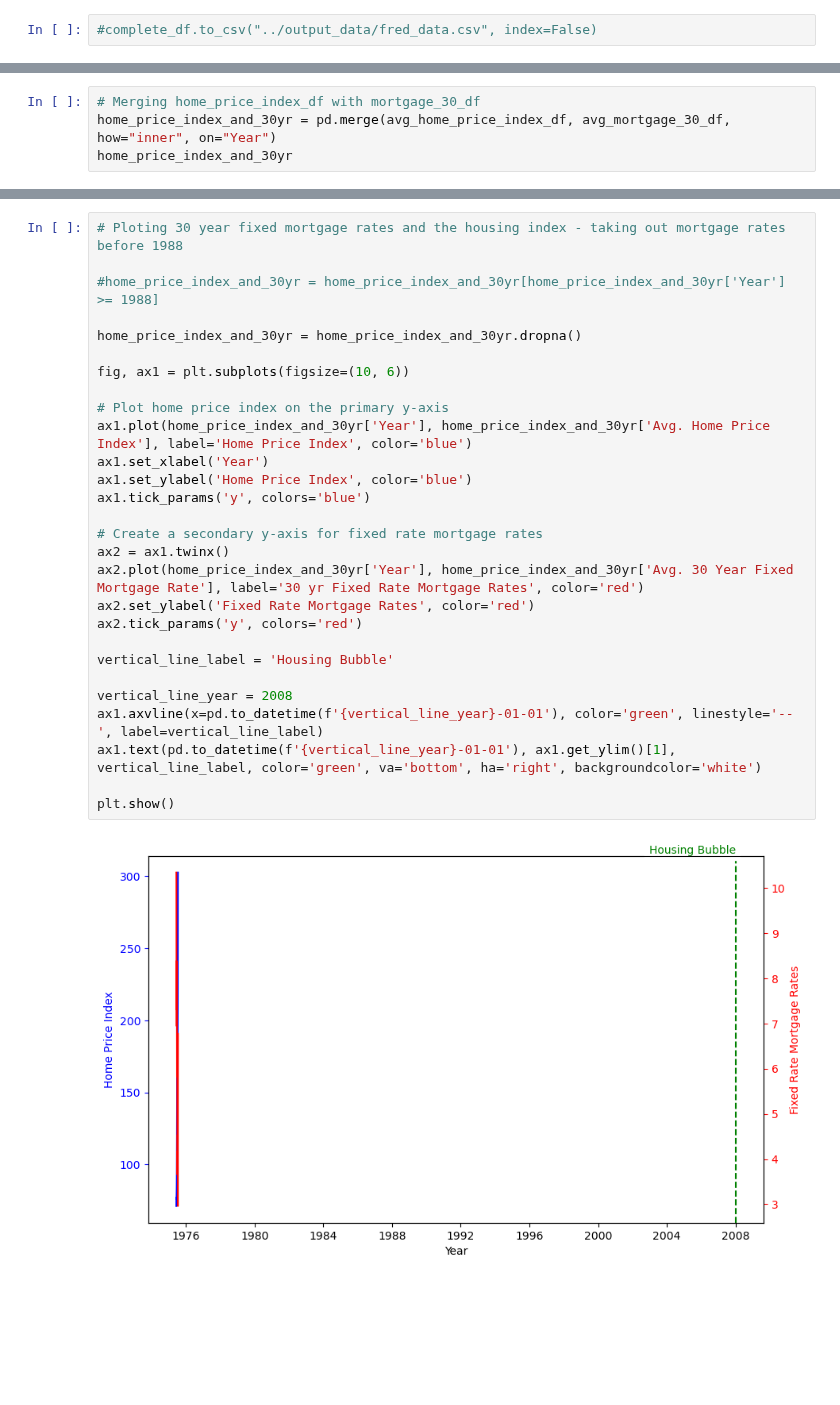
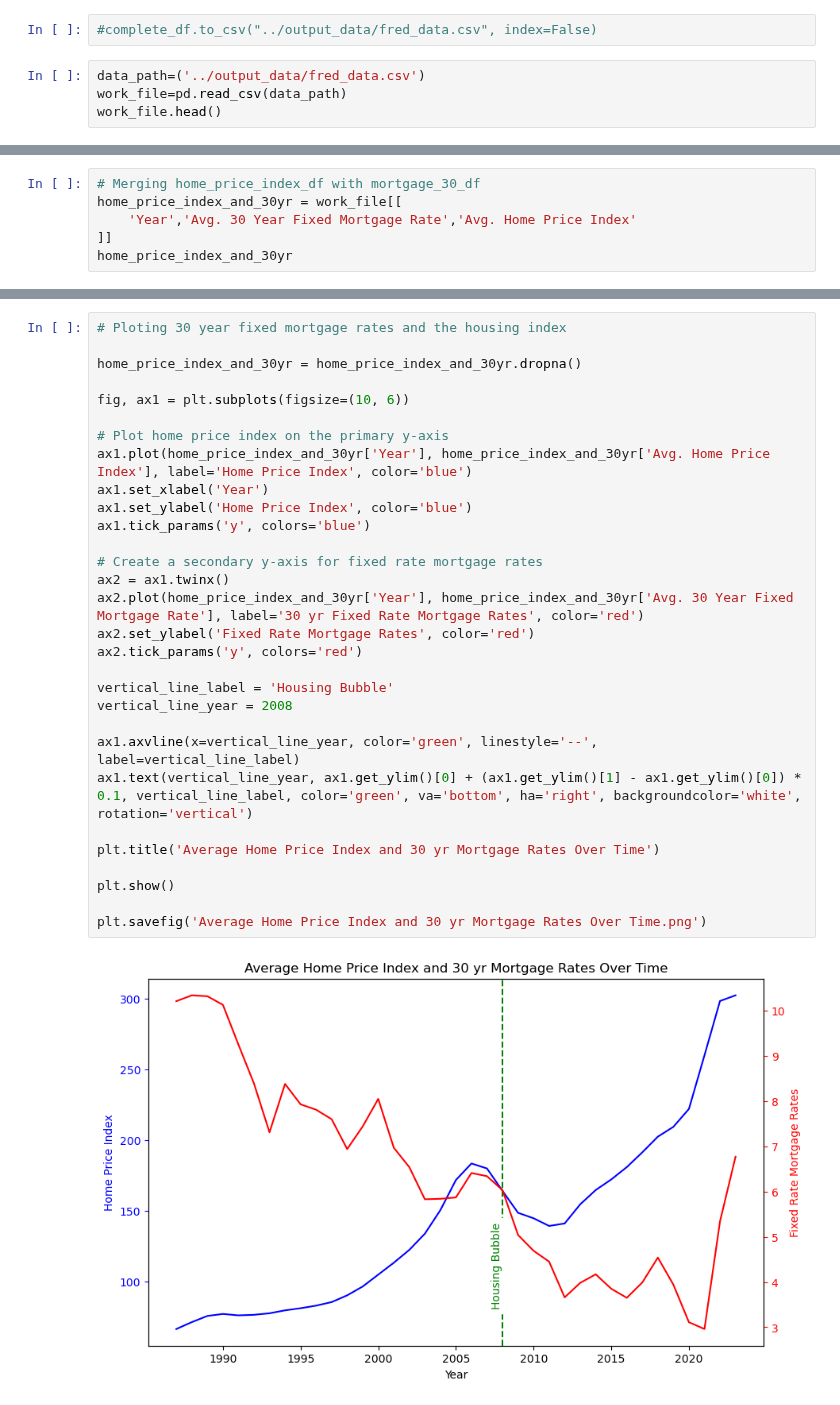
Before and after one commit to njlanger/Project1_Grp3, a Jupyter notebook: Neil/raw_fred_data.ipynb, the cells around one changed output, grey strips where cells are left out. Drawn from its saved outputs; the diff is of its cells as text; blank space fills up the shorter version.

Commit message:
Question 2 graphing

```diff
--- a/Neil/raw_fred_data.ipynb
+++ b/Neil/raw_fred_data.ipynb
@@ -529,3 +532,7 @@ complete_df
 61 rows × 10 columns
 # %%
 #complete_df.to_csv("../output_data/fred_data.csv", index=False)
+# %%
+data_path=('../output_data/fred_data.csv')
+work_file=pd.read_csv(data_path)
+work_file.head()
@@ -532,5 +546,7 @@ complete_df
 # %%
 # Merging home_price_index_df with mortgage_30_df
-home_price_index_and_30yr = pd.merge(avg_home_price_index_df, avg_mortgage_30_df, how="inner", on="Year")
+home_price_index_and_30yr = work_file[[
+    'Year','Avg. 30 Year Fixed Mortgage Rate','Avg. Home Price Index'
+]]
 home_price_index_and_30yr
 # %% [output]
@@ -554,30 +566,32 @@ home_price_index_and_30yr
 # %%
-# Ploting 30 year fixed mortgage rates and the housing index - taking out mortgage rates before 1988
-
-#home_price_index_and_30yr = home_price_index_and_30yr[home_price_index_and_30yr['Year'] >= 1988]
+# Ploting 30 year fixed mortgage rates and the housing index
 
 home_price_index_and_30yr = home_price_index_and_30yr.dropna()
 
 fig, ax1 = plt.subplots(figsize=(10, 6))
 
 # Plot home price index on the primary y-axis
 ax1.plot(home_price_index_and_30yr['Year'], home_price_index_and_30yr['Avg. Home Price Index'], label='Home Price Index', color='blue')
 ax1.set_xlabel('Year')
 ax1.set_ylabel('Home Price Index', color='blue')
 ax1.tick_params('y', colors='blue')
 
 # Create a secondary y-axis for fixed rate mortgage rates
 ax2 = ax1.twinx()
 ax2.plot(home_price_index_and_30yr['Year'], home_price_index_and_30yr['Avg. 30 Year Fixed Mortgage Rate'], label='30 yr Fixed Rate Mortgage Rates', color='red')
 ax2.set_ylabel('Fixed Rate Mortgage Rates', color='red')
 ax2.tick_params('y', colors='red')
 
 vertical_line_label = 'Housing Bubble'
+vertical_line_year = 2008
 
-vertical_line_year = 2008
-ax1.axvline(x=pd.to_datetime(f'{vertical_line_year}-01-01'), color='green', linestyle='--', label=vertical_line_label)
-ax1.text(pd.to_datetime(f'{vertical_line_year}-01-01'), ax1.get_ylim()[1], vertical_line_label, color='green', va='bottom', ha='right', backgroundcolor='white')
+ax1.axvline(x=vertical_line_year, color='green', linestyle='--', label=vertical_line_label)
+ax1.text(vertical_line_year, ax1.get_ylim()[0] + (ax1.get_ylim()[1] - ax1.get_ylim()[0]) * 0.1, vertical_line_label, color='green', va='bottom', ha='right', backgroundcolor='white', rotation='vertical')
+
+plt.title('Average Home Price Index and 30 yr Mortgage Rates Over Time')
 
 plt.show()
+
+plt.savefig('Average Home Price Index and 30 yr Mortgage Rates Over Time.png')
 # %% [output]
-[figure, old version]
+[figure, new version]
```
Also changed, not shown: parts of 12 cells of this notebook, 4 other files.
